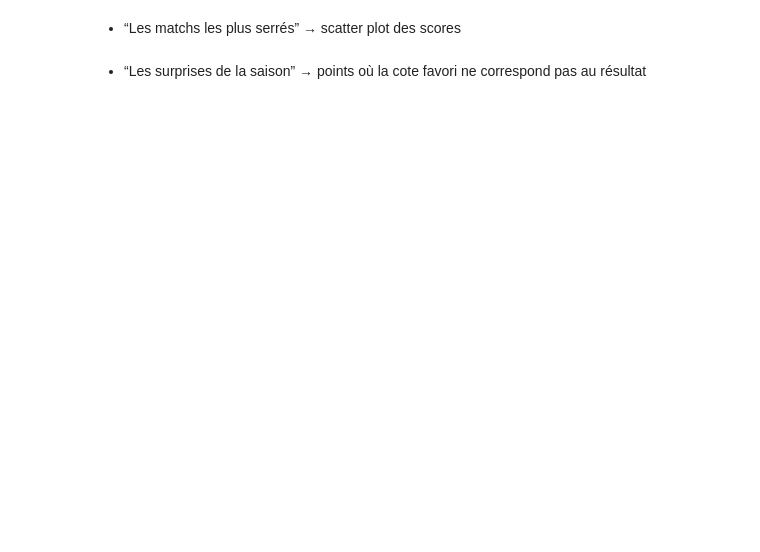
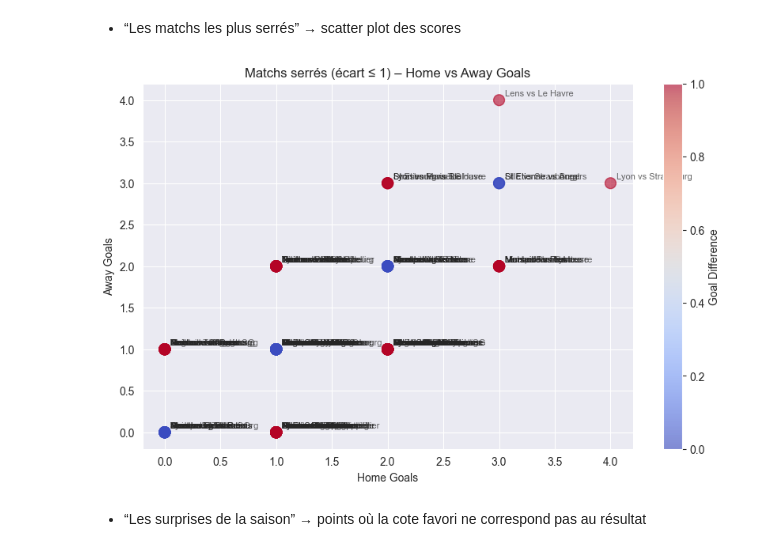
Before and after one commit to VMY7/ligue1-eda-python-24-25, a Jupyter notebook: ligue1-eda-python-24-25.ipynb, the cells around one changed output. Drawn from its saved outputs; the diff is of its cells as text; code cells hidden in the pictures; blank space fills up the shorter version.

```diff
--- a/ligue1-eda-python-24-25.ipynb
+++ b/ligue1-eda-python-24-25.ipynb
@@ -765,4 +798,39 @@ sns.heatmap(pivot)
 # %% [markdown]
 - “Les matchs les plus serrés” → scatter plot des scores
+# %%
+# Visualisation scatter plot
+# (x = HomeGoals, y = AwayGoals, taille/couleur = écart de buts)
+df_goals_plot = pd.DataFrame({
+    "HomeTeam": df["HomeTeam"],
+    "HomeGoals": df["FTHG"],
+    "AwayTeam": df["AwayTeam"],
+    "AwayGoals": df["FTAG"],
+    "GoalDiff": abs(df["FTHG"] - df["FTAG"])
+})
+
+# Filtrer les matchs serrés
+df_close = df_goals_plot[df_goals_plot["GoalDiff"] <= 1]
+
+# Scatter plot
+plt.figure(figsize=(10, 6))
+plt.scatter(x=df_close["HomeGoals"], y=df_close["AwayGoals"], c=df_close["GoalDiff"], cmap="coolwarm", s=100, alpha=0.6)
+
+# Annoter chaque point avec HomeTeam vs AwayTeam
+for i, row in df_close.iterrows():
+    plt.text(
+        row["HomeGoals"] + 0.05,   # petit décalage sur x
+        row["AwayGoals"] + 0.05,   # petit décalage sur y
+        f"{row['HomeTeam']} vs {row['AwayTeam']}",
+        fontsize=8,
+        alpha=0.7
+    )
+
+plt.xlabel("Home Goals")
+plt.ylabel("Away Goals")
+plt.title("Matchs serrés (écart ≤ 1) – Home vs Away Goals")
+plt.colorbar(label="Goal Difference")
+plt.show()
+# %% [output]
+[figure, added]
 # %% [markdown]
 - “Les surprises de la saison” → points où la cote favori ne correspond pas au résultat
```
Also changed, not shown: parts of 2 cells of this notebook.
